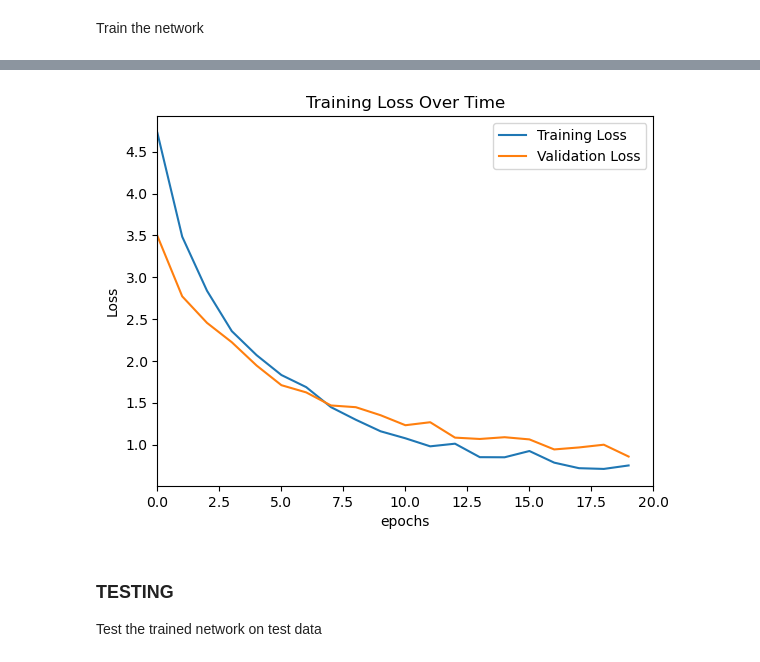
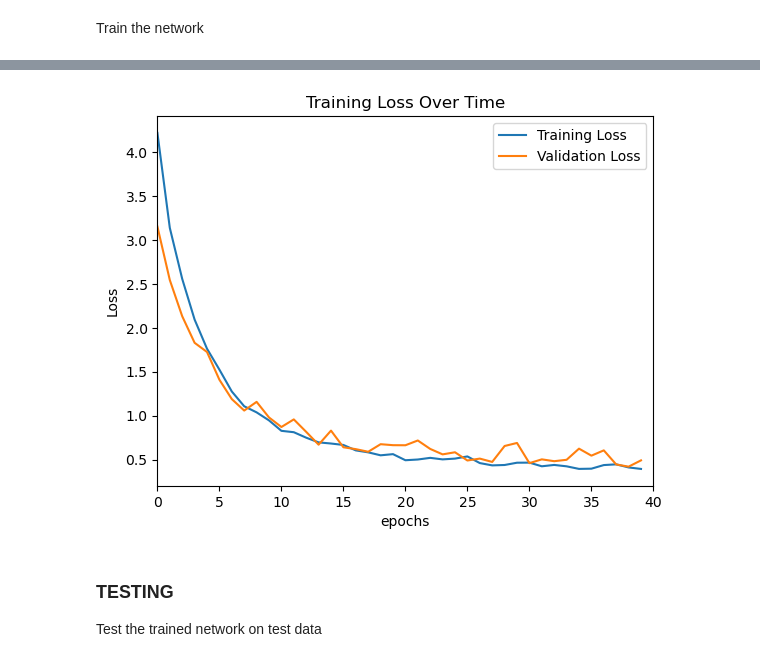
Before and after one commit to puravparab/animal_classifier, a Jupyter notebook: notebooks/pytorch/training.ipynb, the cells around one changed output, grey strips where cells are left out. Saved outputs shown, nothing was run; the diff lists cells and outputs as text; code cells hidden in the pictures.

```diff
--- a/notebooks/pytorch/training.ipynb
+++ b/notebooks/pytorch/training.ipynb
@@ -179,7 +179,7 @@ optimizer = optim.SGD(net.parameters(), lr=learning_rate, momentum=0.9)
 Train the network
 # %%
 %%time
-epochs = 40
+epochs =
 
 # Initialize an empty list to store loss values for plotting
 loss_values = []
@@ -247,21 +247,21 @@ torch.save(net.state_dict(), PATH)
 # %%
 # Plot the loss graph
 train_loss_values = []
 for i in range(len(loss_values)):
-    if i % 28 == 0:
+    if i % 10 == 0:
         train_loss_values.append(loss_values[i])
 
 plt.plot(train_loss_values, label='Training Loss')
 plt.plot(val_loss_values, label='Validation Loss')
 plt.xlabel('epochs')
 plt.ylabel('Loss')
 plt.title('Training Loss Over Time')
 plt.legend()
 custom_x_range = (0, epochs)
 plt.xlim(custom_x_range)
 plt.show()
 # %% [output]
-[figure, old version]
+[figure, new version]
 # %% [markdown]
 ### TESTING
 Test the trained network on test data
```
Also changed, not shown: parts of 6 cells of this notebook, 1 other file.
